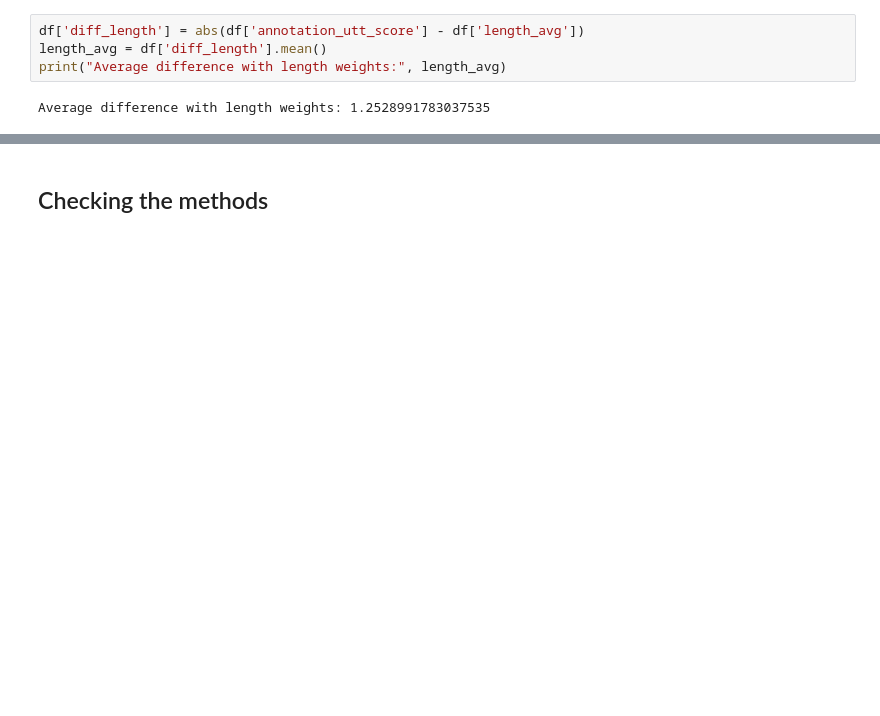
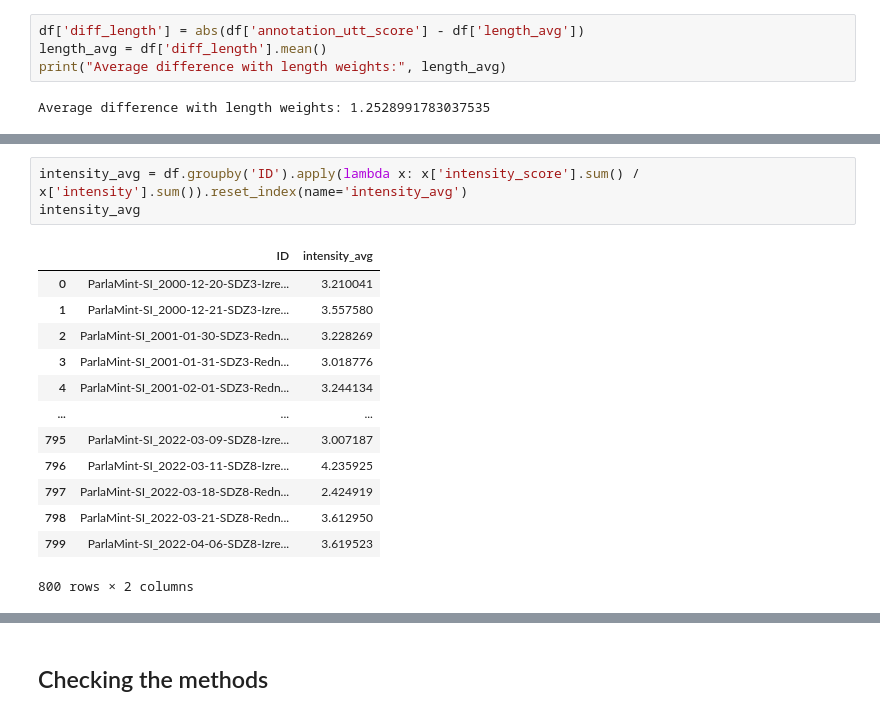
Before and after one commit to katjameden/ParlaMint_Sentiment, a Jupyter notebook: Aggregation/Notebooks/Aggregation_dev.ipynb, the cells around one changed output, grey strips where cells are left out. Saved outputs shown, nothing was run; the diff lists cells and outputs as text; blank space fills up the shorter version.

```diff
--- a/Aggregation/Notebooks/Aggregation_dev.ipynb
+++ b/Aggregation/Notebooks/Aggregation_dev.ipynb
@@ -139,0 +195,17 @@ Average difference with length weights: 1.2528991783037535
+# %%
+intensity_avg = df.groupby('ID').apply(lambda x: x['intensity_score'].sum() / x['intensity'].sum()).reset_index(name='intensity_avg')
+intensity_avg
+# %% [output]
+|  | ID | intensity_avg |
+| 0 | ParlaMint-SI_2000-12-20-SDZ3-Izre... | 3.210041 |
+| 1 | ParlaMint-SI_2000-12-21-SDZ3-Izre... | 3.557580 |
+| 2 | ParlaMint-SI_2001-01-30-SDZ3-Redn... | 3.228269 |
+| 3 | ParlaMint-SI_2001-01-31-SDZ3-Redn... | 3.018776 |
+| 4 | ParlaMint-SI_2001-02-01-SDZ3-Redn... | 3.244134 |
+| ... | ... | ... |
+| 795 | ParlaMint-SI_2022-03-09-SDZ8-Izre... | 3.007187 |
+| 796 | ParlaMint-SI_2022-03-11-SDZ8-Izre... | 4.235925 |
+| 797 | ParlaMint-SI_2022-03-18-SDZ8-Redn... | 2.424919 |
+| 798 | ParlaMint-SI_2022-03-21-SDZ8-Redn... | 3.612950 |
+| 799 | ParlaMint-SI_2022-04-06-SDZ8-Izre... | 3.619523 |
+800 rows × 2 columns
```
Also changed, not shown: parts of 17 cells of this notebook, 3 other files.
